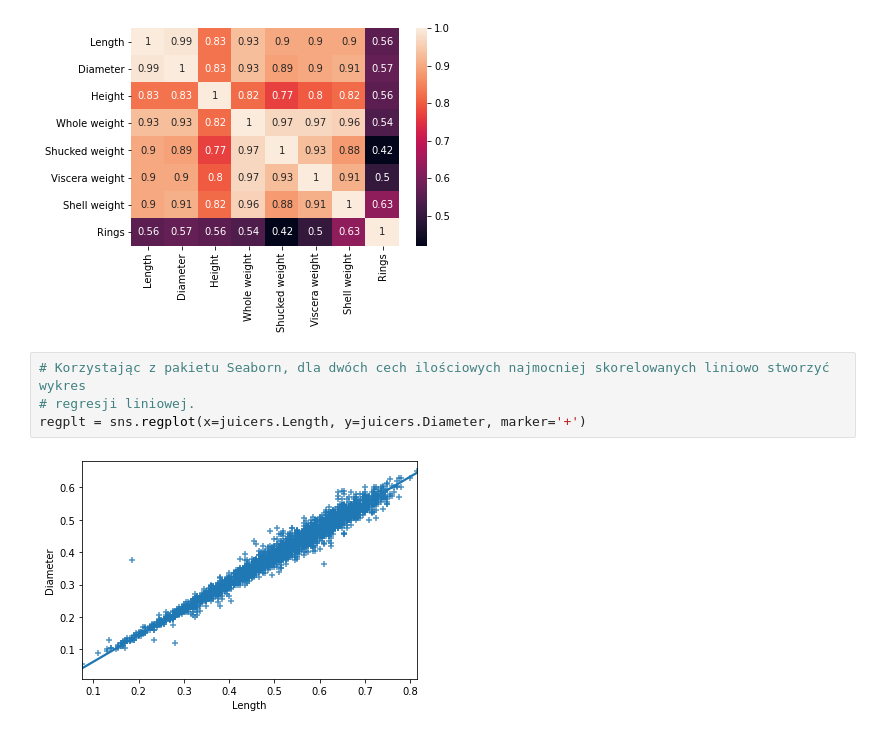
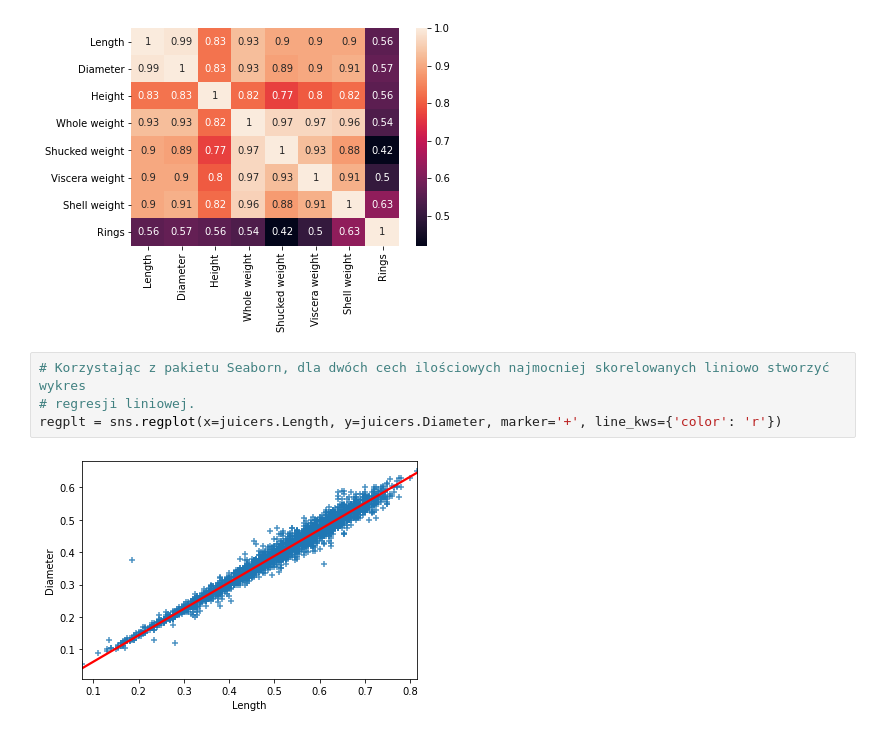
Before and after one commit to szymonwrobel/PythonTask, a Jupyter notebook: Task04/Task_04.ipynb, the cells around one changed output. Cells and saved outputs as stored; diff of their text form.

```diff
--- a/Task04/Task_04_notebook.ipynb
+++ b/Task04/Task_04.ipynb
@@ -113,7 +113,7 @@ hmap = sns.heatmap(correlation, annot=True)
 # %%
 # Korzystając z pakietu Seaborn, dla dwóch cech ilościowych najmocniej skorelowanych liniowo stworzyć wykres
 # regresji liniowej.
-regplt = sns.regplot(x=juicers.Length, y=juicers.Diameter, marker='+')
+regplt = sns.regplot(x=juicers.Length, y=juicers.Diameter, marker='+', line_kws={'color': 'r'})
 # %% [output]
-[figure, old version]
+[figure, new version]
 # %%
```
Also changed, not shown: parts of 6 cells of this notebook.
